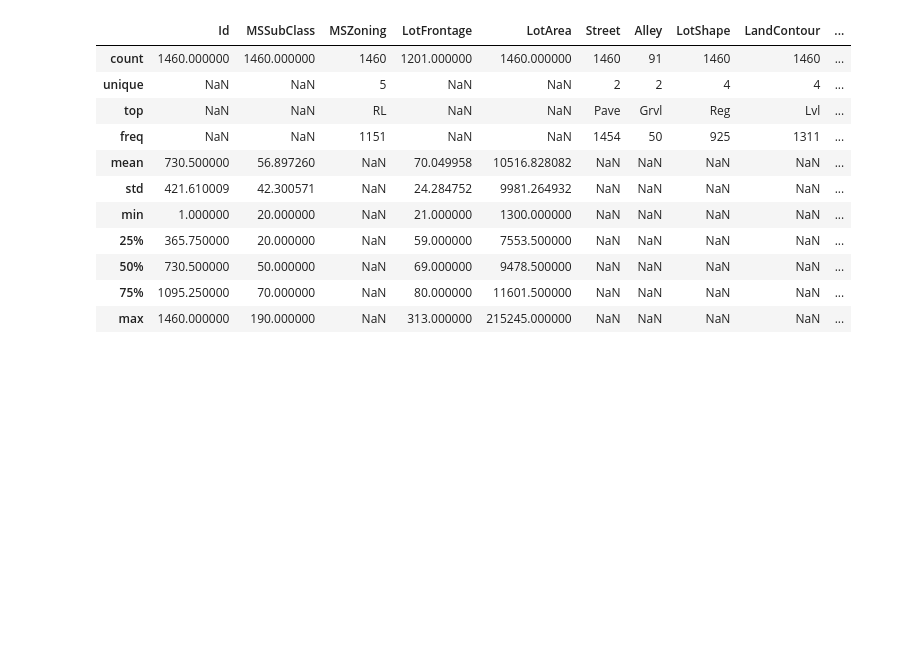
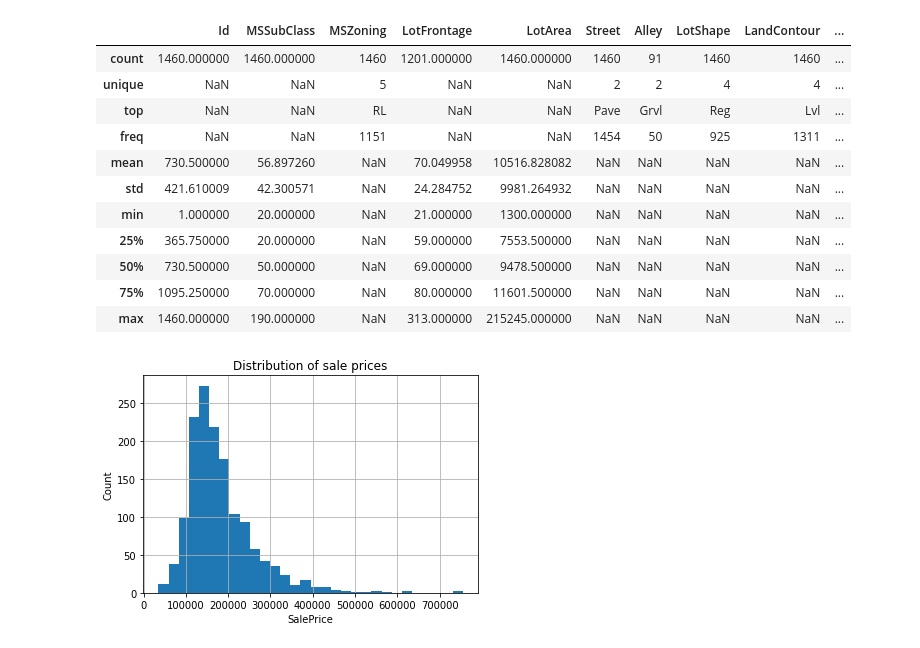
Before and after one commit to kmltzgn/Capstone_2, a Jupyter notebook: Data_Wrangling.ipynb, the cells around one changed output. Cells and saved outputs as stored; diff of their text form; code cells hidden in the pictures; blank space fills up the shorter version.

```diff
--- a/Data_Wrangling.ipynb
+++ b/Data_Wrangling.ipynb
@@ -243,3 +207,12 @@ house_data.describe(include = 'all')
 | 50% | 730.500000 | 50.000000 | NaN | 69.000000 | 9478.500000 | NaN | NaN | NaN | NaN | ... |
 | 75% | 1095.250000 | 70.000000 | NaN | 80.000000 | 11601.500000 | NaN | NaN | NaN | NaN | ... |
 | max | 1460.000000 | 190.000000 | NaN | 313.000000 | 215245.000000 | NaN | NaN | NaN | NaN | ... |
+# %%
+# Let us look at the distribution of the Sale Price, our target feature
+
+house_data.SalePrice.hist(bins=30)
+plt.xlabel('SalePrice')
+plt.ylabel('Count')
+plt.title('Distribution of sale prices');
+# %% [output]
+[figure, added]
```
Also changed, not shown: parts of 16 cells of this notebook.
